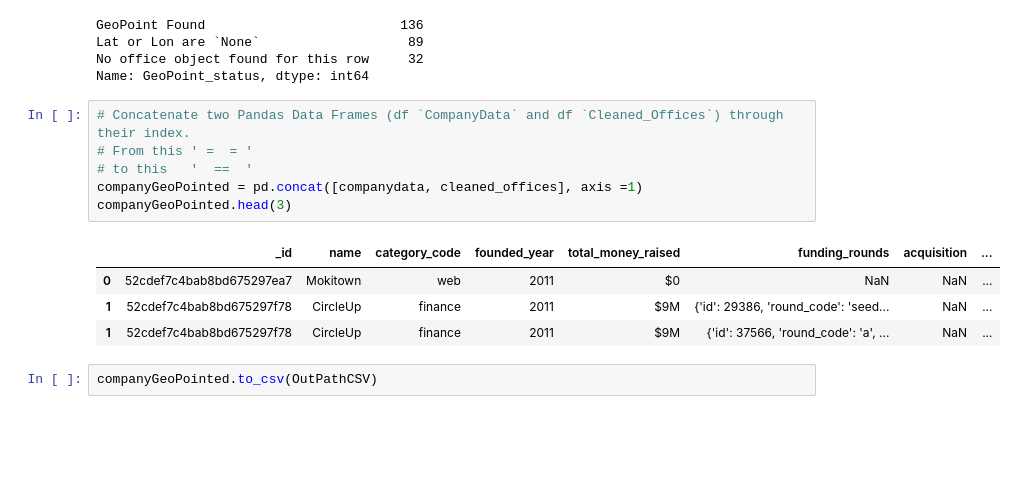
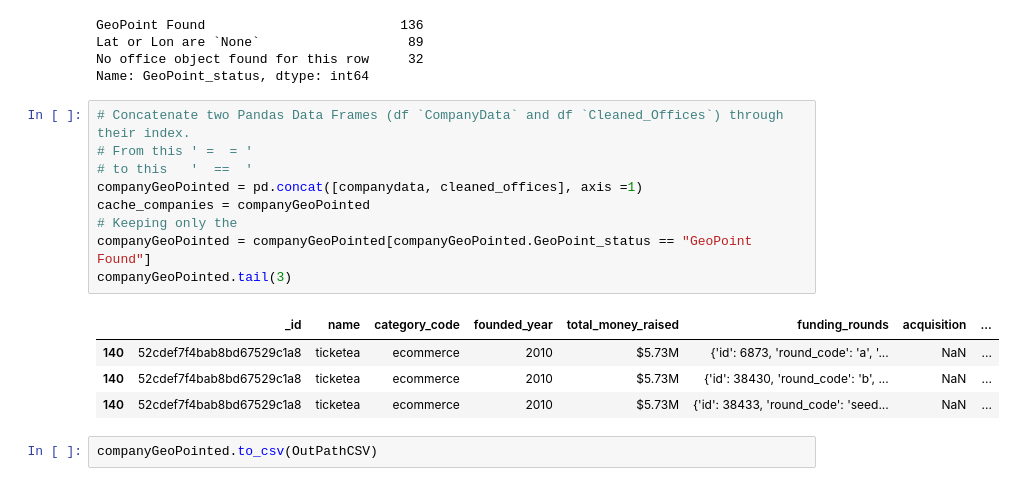
Before and after one commit to rihp/geodata, a Jupyter notebook: Exploring_crunchbase_company_data.ipynb, the cells around one changed output. Saved outputs shown, nothing was run; the diff lists cells and outputs as text; blank space fills up the shorter version.

```diff
--- a/Exploring_crunchbase_company_data.ipynb
+++ b/Exploring_crunchbase_company_data.ipynb
@@ -163,14 +166,17 @@ Name: GeoPoint_status, dtype: int64
 # %%
 # Concatenate two Pandas Data Frames (df `CompanyData` and df `Cleaned_Offices`) through their index.
 # From this ' =  = '
 # to this   '  ==  '
 companyGeoPointed = pd.concat([companydata, cleaned_offices], axis =1)
-companyGeoPointed.head(3)
+cache_companies = companyGeoPointed
+# Keeping only the
+companyGeoPointed = companyGeoPointed[companyGeoPointed.GeoPoint_status == "GeoPoint Found"]
+companyGeoPointed.tail(3)
 # %% [output]
 |  | _id | name | category_code | founded_year | total_money_raised | funding_rounds | acquisition | ... |
-| 0 | 52cdef7c4bab8bd675297ea7 | Mokitown | web | 2011 | $0 | NaN | NaN | ... |
-| 1 | 52cdef7c4bab8bd675297f78 | CircleUp | finance | 2011 | $9M | {'id': 29386, 'round_code': 'seed... | NaN | ... |
-| 1 | 52cdef7c4bab8bd675297f78 | CircleUp | finance | 2011 | $9M | {'id': 37566, 'round_code': 'a', ... | NaN | ... |
+| 140 | 52cdef7f4bab8bd67529c1a8 | ticketea | ecommerce | 2010 | $5.73M | {'id': 6873, 'round_code': 'a', '... | NaN | ... |
+| 140 | 52cdef7f4bab8bd67529c1a8 | ticketea | ecommerce | 2010 | $5.73M | {'id': 38430, 'round_code': 'b', ... | NaN | ... |
+| 140 | 52cdef7f4bab8bd67529c1a8 | ticketea | ecommerce | 2010 | $5.73M | {'id': 38433, 'round_code': 'seed... | NaN | ... |
 # %%
 companyGeoPointed.to_csv(OutPathCSV)
 # %% [markdown]
```
Also changed, not shown: parts of 5 cells of this notebook, 8 other files.
